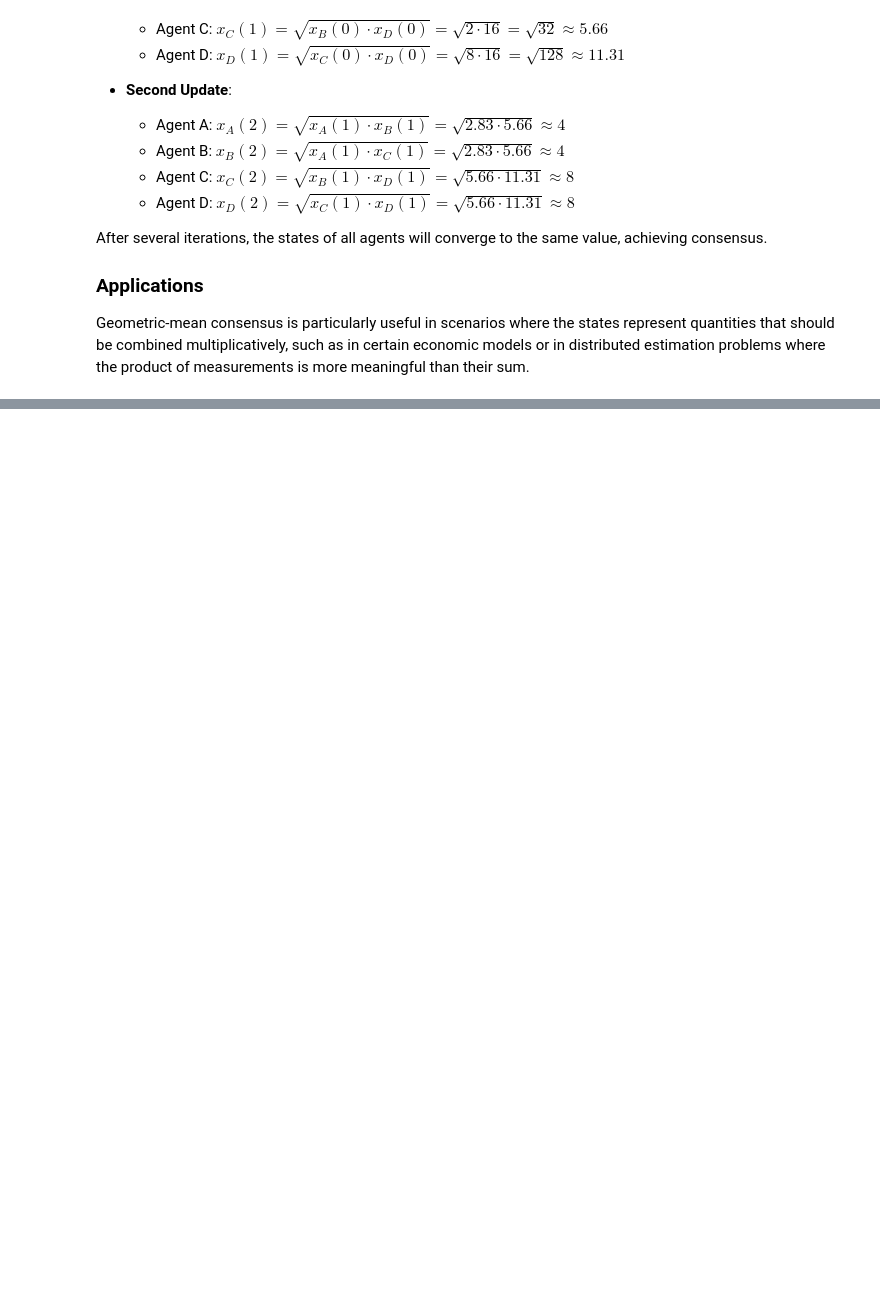
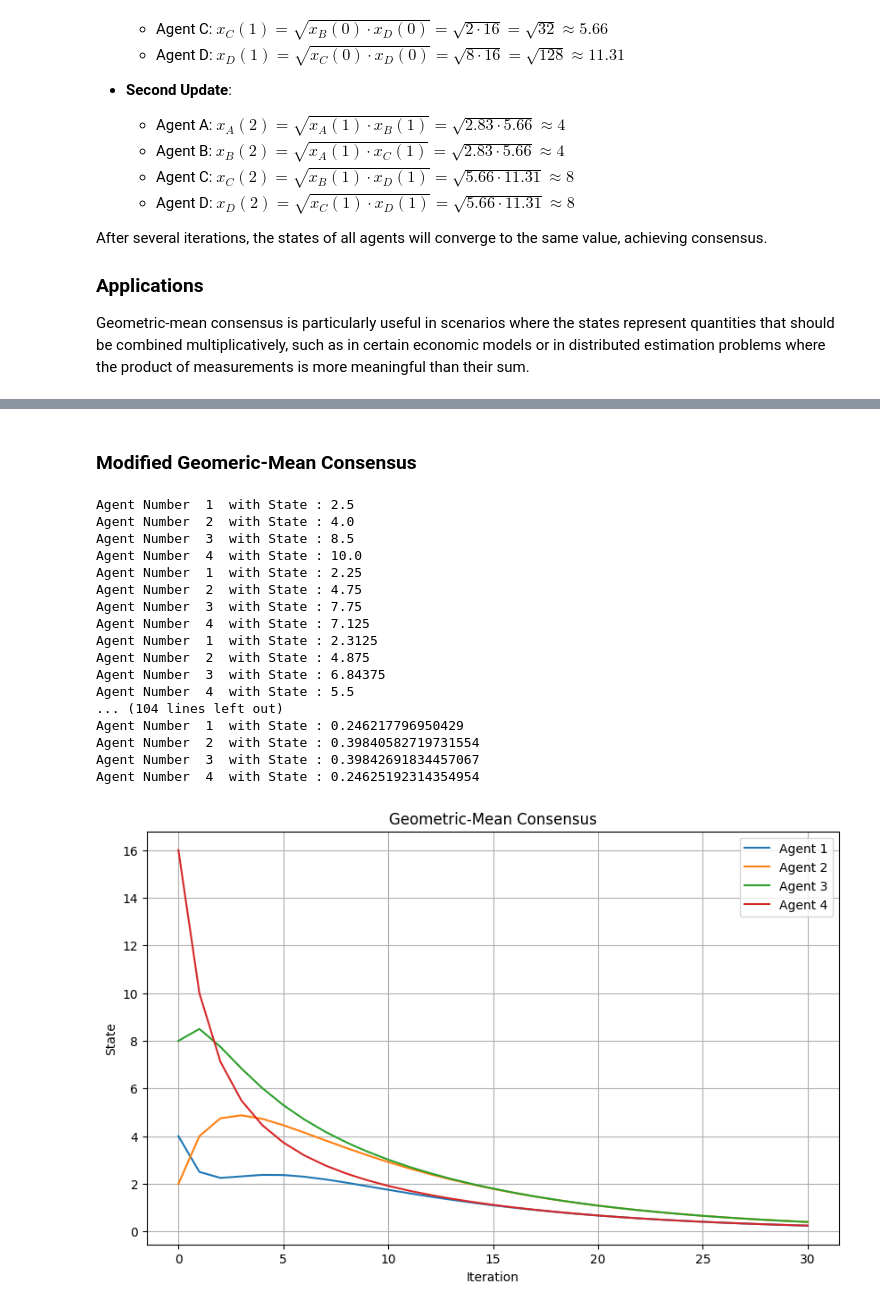
Before and after one commit to AhmedSoliman3/Control-of-Multi-agent-Systems, a Jupyter notebook: ch 3 Consensus Control/appendix/Geometric-Mean Consensus.ipynb, the cells around one changed output, grey strips where cells are left out. Cells and saved outputs as stored; diff of their text form; code cells hidden in the pictures; blank space fills up the shorter version.

Commit message:
add consensus

```diff
--- a/ch 3 Consensus Control/appendix/Geometric-Mean Consensus.ipynb
+++ b/ch 3 Consensus Control/appendix/Geometric-Mean Consensus.ipynb
@@ -104,0 +106,67 @@ Agent Number  4  with State : 0.835079005892168
+# %% [markdown]
+### Modified Geomeric-Mean Consensus
+# %%
+import numpy as np
+import matplotlib.pyplot as plt
+
+# Initial states of the agents
+states = np.array([4, 2, 8, 16], dtype=float)
+
+# Adjacency matrix representing the network
+# A -- B -- C -- D
+adj_matrix = np.array([
+    [0, 1, 0, 0],
+    [1, 0, 1, 0],
+    [0, 1, 0, 1],
+    [0, 0, 1, 0]
+])
+
+def geometric_mean_consensus(states, adj_matrix, iterations=10):
+    num_agents = len(states)
+    history = [states.copy()]
+    for _ in range(iterations):
+        new_states = np.zeros(num_agents)
+        for i in range(num_agents):
+            neighbors = np.where(adj_matrix[i] == 1)[0]
+            # product = np.prod(states[neighbors])
+            product = np.sum(states[neighbors])/2
+            # new_states[i] = np.sqrt(states[i] * product)
+            new_states[i] = np.sum(states[i] + product)/2
+            print('Agent Number ',1 + i,' with State :',new_states[i])
+        states = new_states
+        history.append(states.copy())
+    return np.array(history)
+
+# Run the consensus algorithm
+iterations = 30
+history = geometric_mean_consensus(states, adj_matrix, iterations)
+
+# Plotting the results
+plt.figure(figsize=(10, 6))
+for i in range(history.shape[1]):
+    plt.plot(history[:, i], label=f'Agent {i+1}')
+plt.xlabel('Iteration')
+plt.ylabel('State')
+plt.title('Geometric-Mean Consensus')
+plt.legend()
+plt.grid(True)
+plt.show()
+# %% [output]
+Agent Number  1  with State : 2.5
+Agent Number  2  with State : 4.0
+Agent Number  3  with State : 8.5
+Agent Number  4  with State : 10.0
+Agent Number  1  with State : 2.25
+Agent Number  2  with State : 4.75
+Agent Number  3  with State : 7.75
+Agent Number  4  with State : 7.125
+Agent Number  1  with State : 2.3125
+Agent Number  2  with State : 4.875
+Agent Number  3  with State : 6.84375
+Agent Number  4  with State : 5.5
+... (104 lines left out)
+Agent Number  1  with State : 0.246217796950429
+Agent Number  2  with State : 0.39840582719731554
+Agent Number  3  with State : 0.39842691834457067
+Agent Number  4  with State : 0.24625192314354954
+[figure, added]
```
Also changed, not shown: parts of 1 cell of this notebook, 2 other files.
